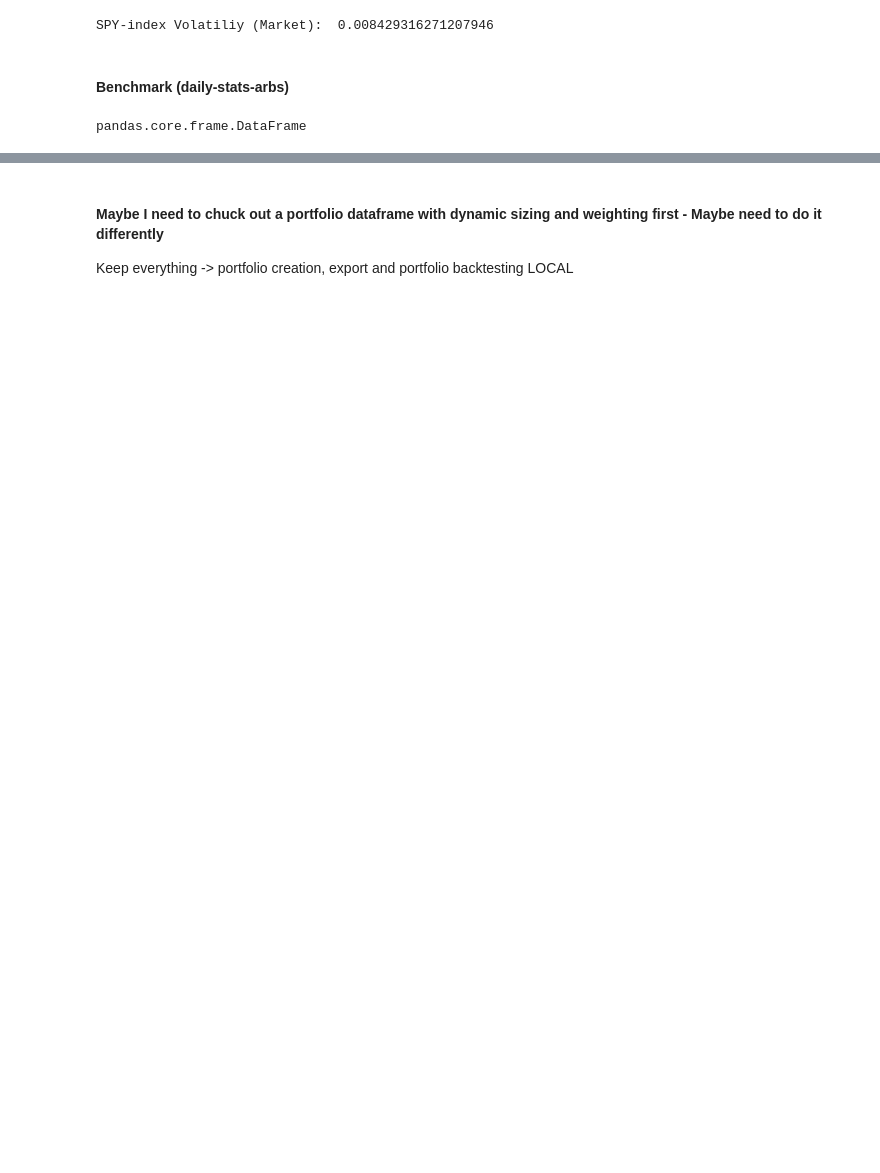
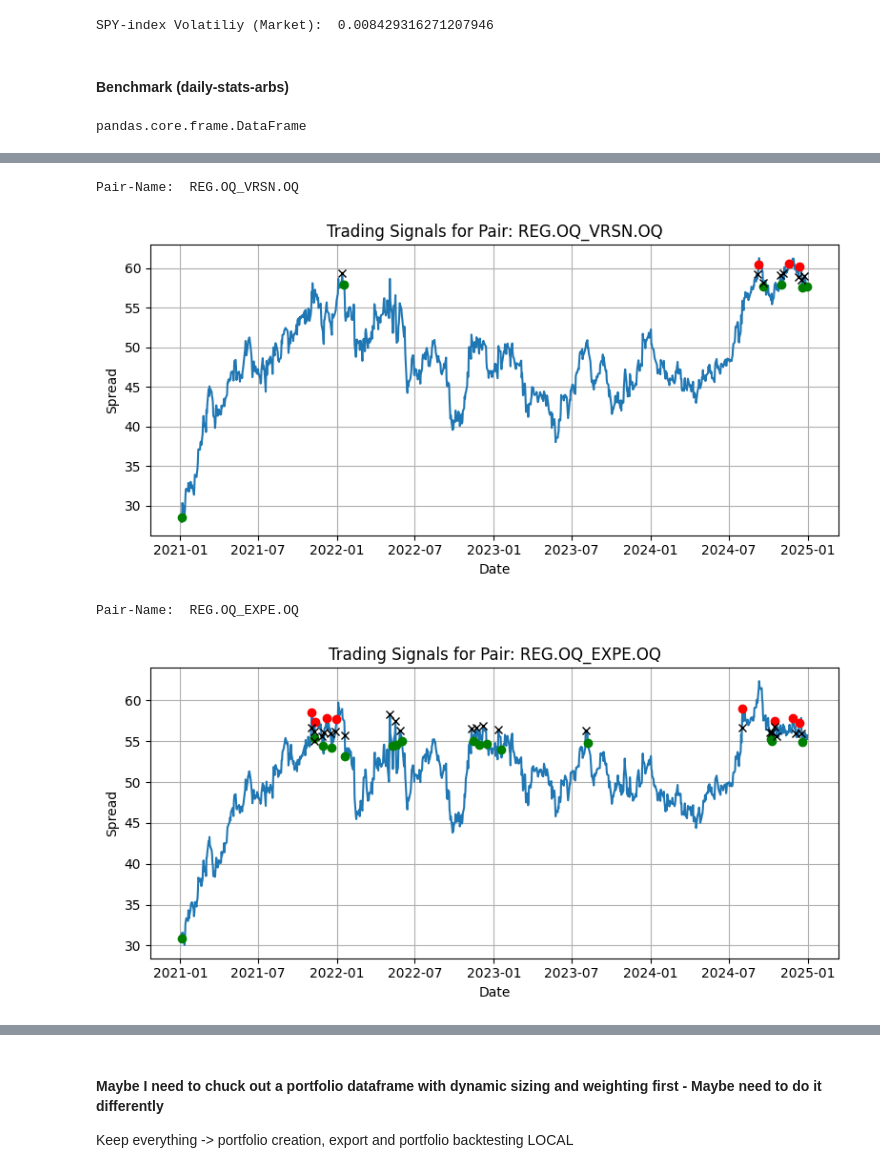
Before and after one commit to AlikMon88/ML-Pairs-Open, a Jupyter notebook: Research/research.ipynb, the cells around one changed output, grey strips where cells are left out. Cells and saved outputs as stored; diff of their text form; code cells hidden in the pictures; blank space fills up the shorter version.

```diff
--- a/Research/research.ipynb
+++ b/Research/research.ipynb
@@ -568,0 +565,15 @@ Max Drawdown: -28.86%
+# %%
+pair_name = list(pairs.keys())[0]
+print('Pair-Name: ', pair_name)
+
+folio.plot_pair_signals(pair_name)
+
+pair_name = list(pairs.keys())[-1]
+print('Pair-Name: ', pair_name)
+
+folio.plot_pair_signals(pair_name)
+# %% [output]
+Pair-Name:  REG.OQ_VRSN.OQ
+[figure, added]
+Pair-Name:  REG.OQ_EXPE.OQ
+[figure, added]
```
Also changed, not shown: parts of 17 cells of this notebook, 3 other files.
